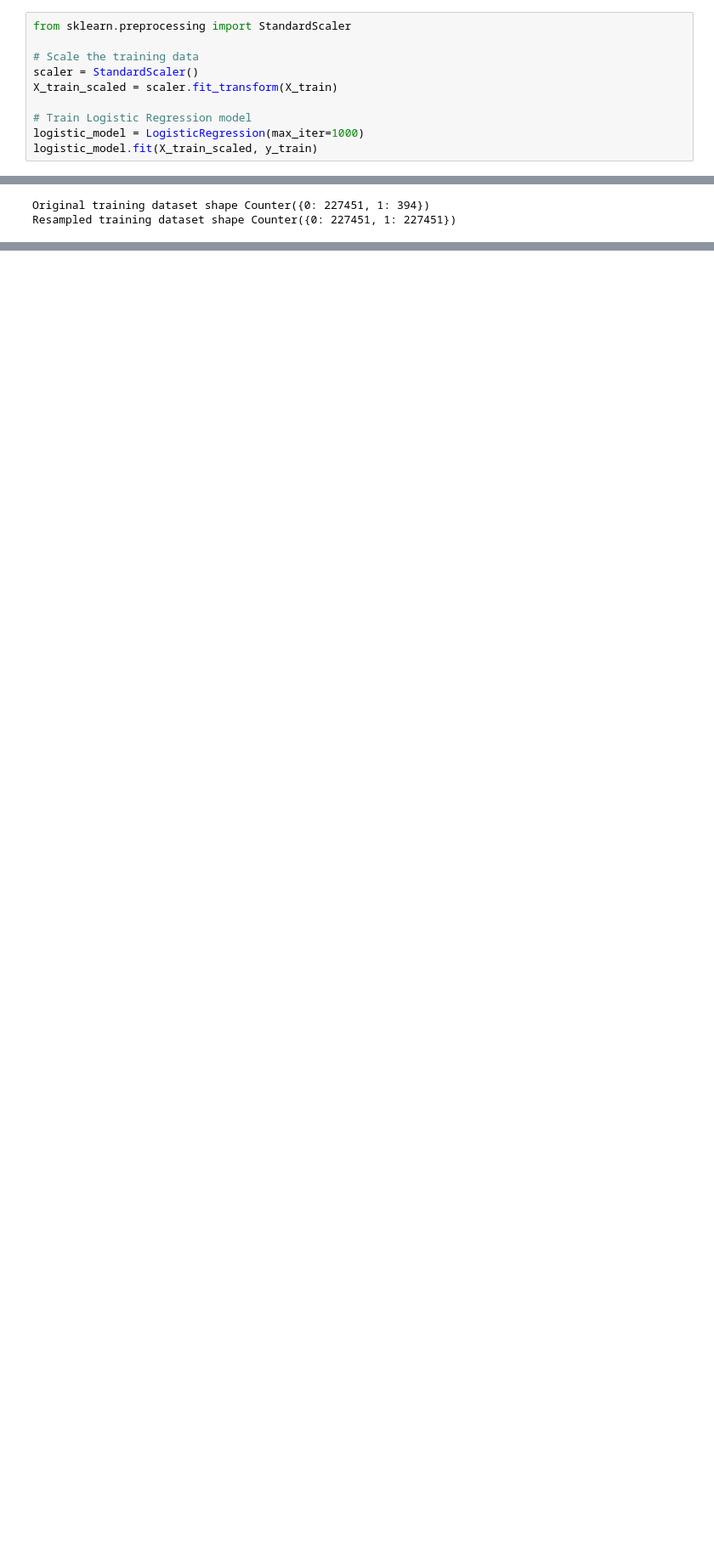
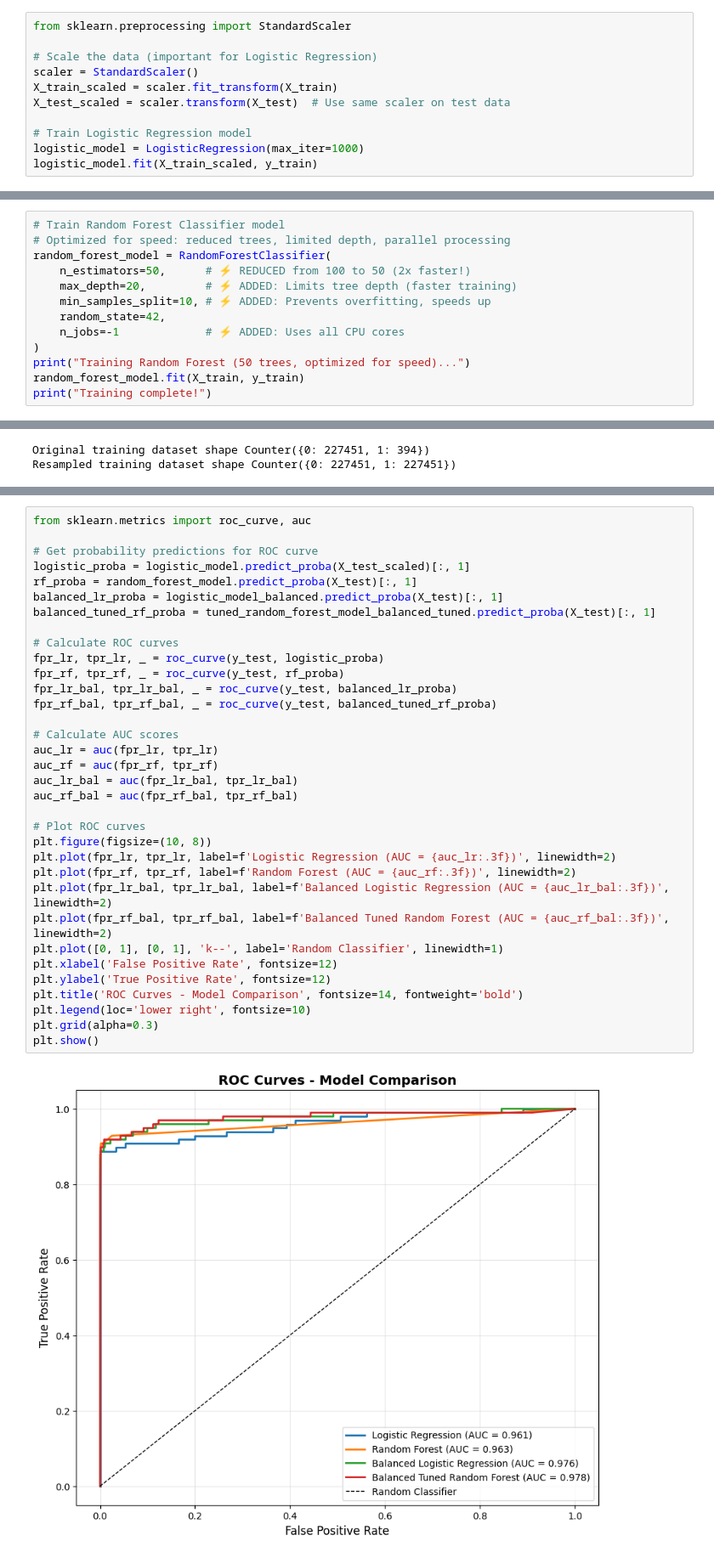
Before and after one commit to koushika894/credit-card-fraud-detection, a Jupyter notebook: kaggle.ipynb, the cells around one changed output, grey strips where cells are left out. Shown at 85% size. Drawn from its saved outputs; the diff is of its cells as text; blank space fills up the shorter version.

```diff
--- a/kaggle.ipynb
+++ b/kaggle.ipynb
@@ -185,9 +206,10 @@ plt.show()
 # %%
 from sklearn.preprocessing import StandardScaler
 
-# Scale the training data
+# Scale the data (important for Logistic Regression)
 scaler = StandardScaler()
 X_train_scaled = scaler.fit_transform(X_train)
+X_test_scaled = scaler.transform(X_test)  # Use same scaler on test data
 
 # Train Logistic Regression model
 logistic_model = LogisticRegression(max_iter=1000)
@@ -238,0 +221,13 @@ Confusion Matrix:
+# %%
+# Train Random Forest Classifier model
+# Optimized for speed: reduced trees, limited depth, parallel processing
+random_forest_model = RandomForestClassifier(
+    n_estimators=50,      # ⚡ REDUCED from 100 to 50 (2x faster!)
+    max_depth=20,         # ⚡ ADDED: Limits tree depth (faster training)
+    min_samples_split=10, # ⚡ ADDED: Prevents overfitting, speeds up
+    random_state=42,
+    n_jobs=-1             # ⚡ ADDED: Uses all CPU cores
+)
+print("Training Random Forest (50 trees, optimized for speed)...")
+random_forest_model.fit(X_train, y_train)
+print("Training complete!")
@@ -477,0 +660,36 @@ print(f"Mean CV Recall: {random_forest_cv_scores_balanced.mean():.4f}")
+# %%
+from sklearn.metrics import roc_curve, auc
+
+# Get probability predictions for ROC curve
+logistic_proba = logistic_model.predict_proba(X_test_scaled)[:, 1]
+rf_proba = random_forest_model.predict_proba(X_test)[:, 1]
+balanced_lr_proba = logistic_model_balanced.predict_proba(X_test)[:, 1]
+balanced_tuned_rf_proba = tuned_random_forest_model_balanced_tuned.predict_proba(X_test)[:, 1]
+
+# Calculate ROC curves
+fpr_lr, tpr_lr, _ = roc_curve(y_test, logistic_proba)
+fpr_rf, tpr_rf, _ = roc_curve(y_test, rf_proba)
+fpr_lr_bal, tpr_lr_bal, _ = roc_curve(y_test, balanced_lr_proba)
+fpr_rf_bal, tpr_rf_bal, _ = roc_curve(y_test, balanced_tuned_rf_proba)
+
+# Calculate AUC scores
+auc_lr = auc(fpr_lr, tpr_lr)
+auc_rf = auc(fpr_rf, tpr_rf)
+auc_lr_bal = auc(fpr_lr_bal, tpr_lr_bal)
+auc_rf_bal = auc(fpr_rf_bal, tpr_rf_bal)
+
+# Plot ROC curves
+plt.figure(figsize=(10, 8))
+plt.plot(fpr_lr, tpr_lr, label=f'Logistic Regression (AUC = {auc_lr:.3f})', linewidth=2)
+plt.plot(fpr_rf, tpr_rf, label=f'Random Forest (AUC = {auc_rf:.3f})', linewidth=2)
+plt.plot(fpr_lr_bal, tpr_lr_bal, label=f'Balanced Logistic Regression (AUC = {auc_lr_bal:.3f})', linewidth=2)
+plt.plot(fpr_rf_bal, tpr_rf_bal, label=f'Balanced Tuned Random Forest (AUC = {auc_rf_bal:.3f})', linewidth=2)
+plt.plot([0, 1], [0, 1], 'k--', label='Random Classifier', linewidth=1)
+plt.xlabel('False Positive Rate', fontsize=12)
+plt.ylabel('True Positive Rate', fontsize=12)
+plt.title('ROC Curves - Model Comparison', fontsize=14, fontweight='bold')
+plt.legend(loc='lower right', fontsize=10)
+plt.grid(alpha=0.3)
+plt.show()
+# %% [output]
+[figure, added]
```
Also changed, not shown: parts of 40 cells of this notebook.
